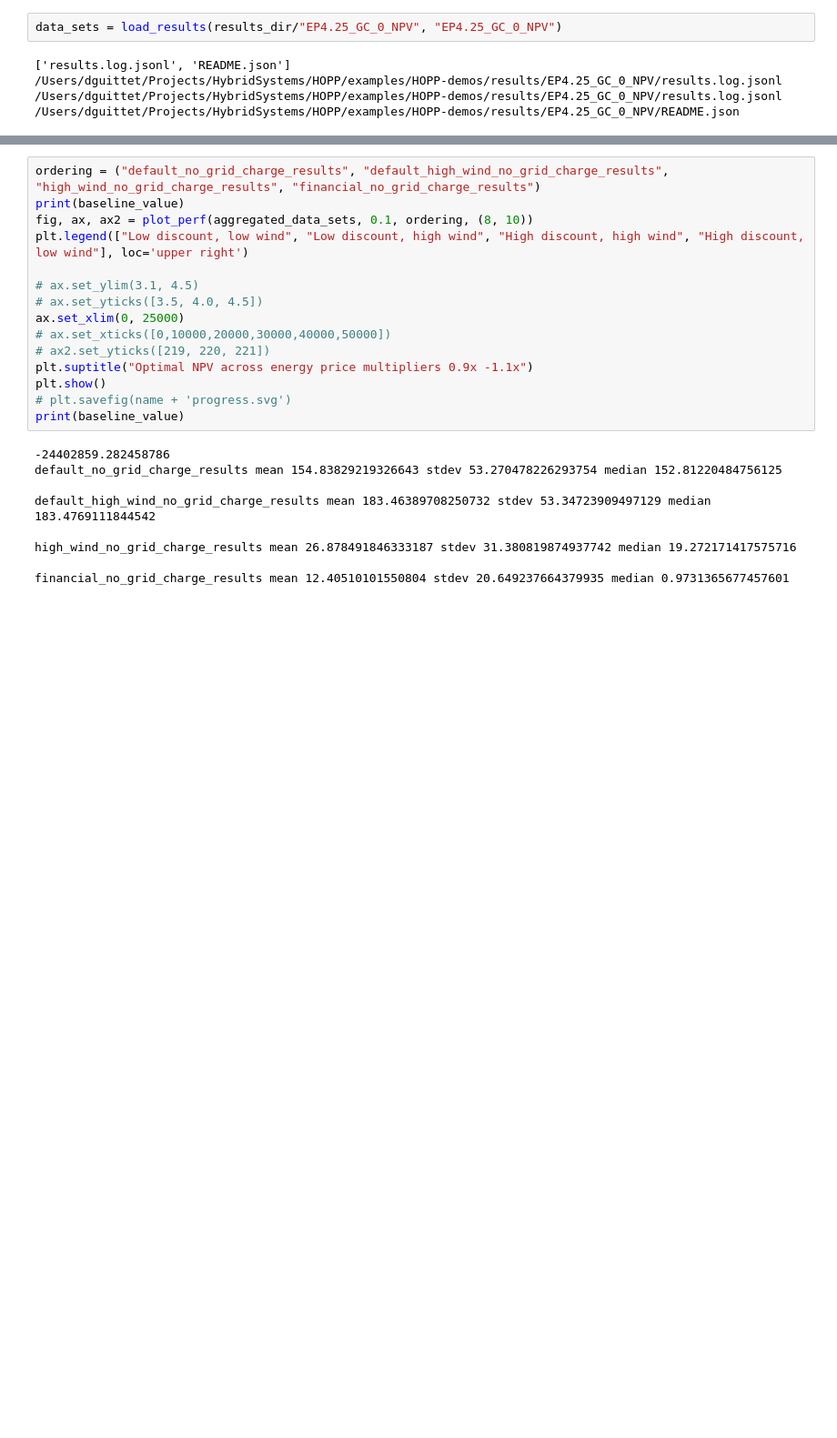
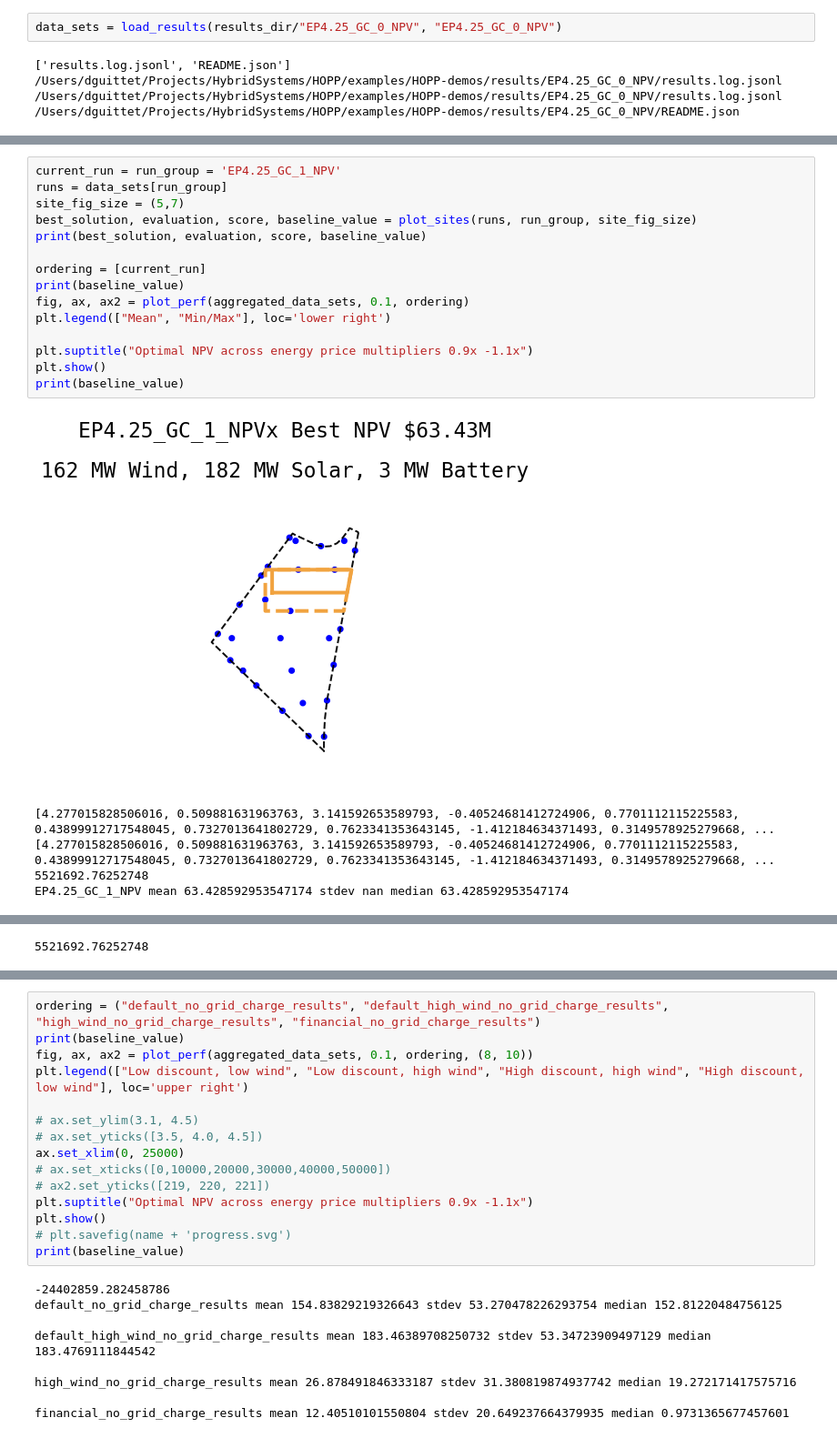
Before and after one commit to dguittet/HOPP-demos, a Jupyter notebook: results/Plot_Outputs.ipynb, the cells around one changed output, grey strips where cells are left out. Shown at 91% size. Saved outputs shown, nothing was run; the diff lists cells and outputs as text; blank space fills up the shorter version.

```diff
--- a/results/Plot_Outputs.ipynb
+++ b/results/Plot_Outputs.ipynb
@@ -434,0 +543,21 @@ dict_keys(['EP4.25_GC_0_NPV', 'EP4.25_GC_1_NPV', 'EP4.5_GC_0_NPV', 'EP4.5_GC_1_N
+# %%
+current_run = run_group = 'EP4.25_GC_1_NPV'
+runs = data_sets[run_group]
+site_fig_size = (5,7)
+best_solution, evaluation, score, baseline_value = plot_sites(runs, run_group, site_fig_size)
+print(best_solution, evaluation, score, baseline_value)
+
+ordering = [current_run]
+print(baseline_value)
+fig, ax, ax2 = plot_perf(aggregated_data_sets, 0.1, ordering)
+plt.legend(["Mean", "Min/Max"], loc='lower right')
+
+plt.suptitle("Optimal NPV across energy price multipliers 0.9x -1.1x")
+plt.show()
+print(baseline_value)
+# %% [output]
+[figure, added]
+[4.277015828506016, 0.509881631963763, 3.141592653589793, -0.40524681412724906, 0.7701112115225583, 0.43899912717548045, 0.7327013641802729, 0.7623341353643145, -1.412184634371493, 0.3149578925279668, ...
+[4.277015828506016, 0.509881631963763, 3.141592653589793, -0.40524681412724906, 0.7701112115225583, 0.43899912717548045, 0.7327013641802729, 0.7623341353643145, -1.412184634371493, 0.3149578925279668, ...
+5521692.76252748
+EP4.25_GC_1_NPV mean 63.428592953547174 stdev nan median 63.428592953547174
@@ -435 +565,2 @@ dict_keys(['EP4.25_GC_0_NPV', 'EP4.25_GC_1_NPV', 'EP4.5_GC_0_NPV', 'EP4.5_GC_1_N
+5521692.76252748
 # %%
```
Also changed, not shown: parts of 21 cells of this notebook, 17 other files.
